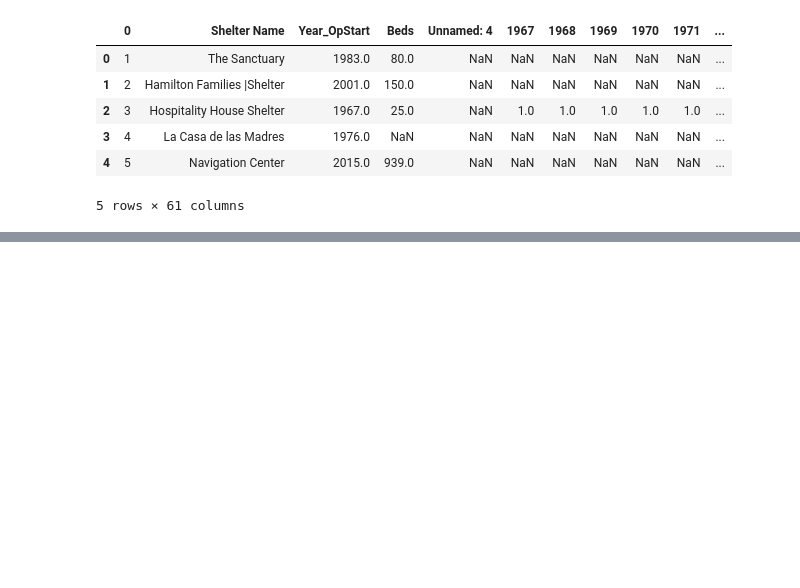
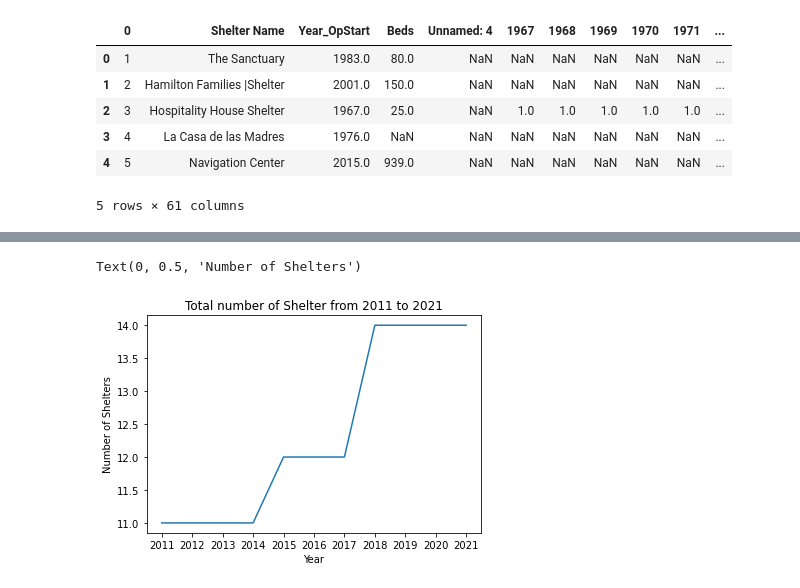
Before and after one commit to scbigler/Project1, a Jupyter notebook: Shelter_year.ipynb, the cells around one changed output, grey strips where cells are left out. Drawn from its saved outputs; the diff is of its cells as text; code cells hidden in the pictures; blank space fills up the shorter version.

```diff
--- a/Shelter_year.ipynb
+++ b/Shelter_year.ipynb
@@ -18,0 +17,3 @@ KeyboardInterrupt
+# %%
+filter_df = data_file_df.replace(np.nan,0).set_index('Shelter Name').filter(["2011","2012","2013","2014","2015","2016","2017","2018","2019","2020","2021"])
+filter_df
@@ -18,0 +54,8 @@ KeyboardInterrupt
+# %%
+plt.plot(filter_df.sum())
+plt.title('Total number of Shelter from 2011 to 2021')
+plt.xlabel('Year')
+plt.ylabel('Number of Shelters')
+# %% [output]
+Text(0, 0.5, 'Number of Shelters')
+[figure, added]
```
Also changed, not shown: parts of 10 cells of this notebook, 3 other files.
